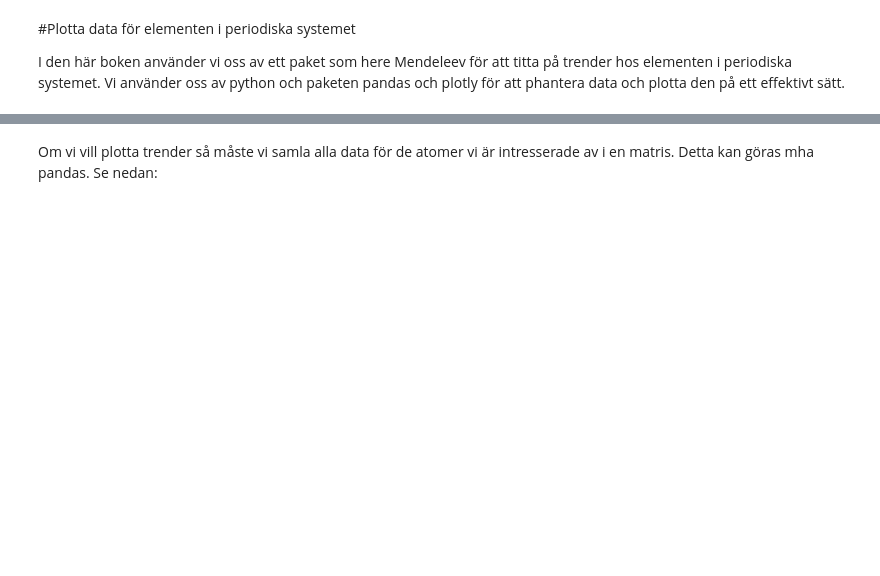
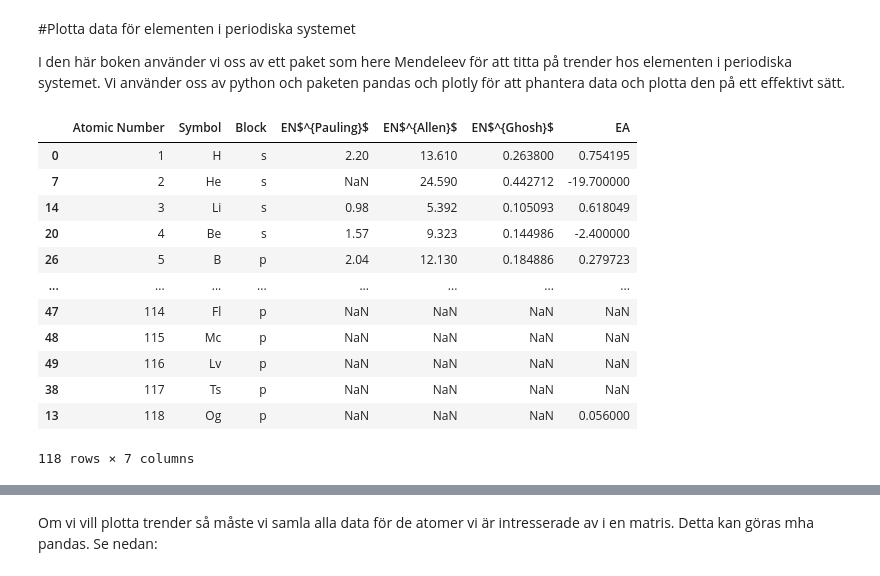
Before and after one commit to peterbmob/Labs, a Jupyter notebook: EN.ipynb, the cells around one changed output, grey strips where cells are left out. Cells and saved outputs as stored; diff of their text form; code cells hidden in the pictures; blank space fills up the shorter version.

```diff
--- a/EN.ipynb
+++ b/EN.ipynb
@@ -23,0 +13,24 @@ print('elektronegativiteten enligt Paulingskalan för Si är:', data.electronega
+# %%
+# i listan ovan hittar vi tre olika sätt att beskriva elektronegativiteten... låt oss samla in data i en dataframe
+from mendeleev import element
+from mendeleev.vis import create_vis_dataframe, periodic_table_plotly, heatmap
+
+import pandas as pd
+elements = create_vis_dataframe()
+
+myowndb=pd.DataFrame({'Atomic Number':elements['atomic_number'],'Symbol':elements['symbol'],'Block':elements['block'],'EN$^{Pauling}$':elements['en_pauling'],'EN$^{Allen}$':elements['en_allen'],'EN$^{Ghosh}$':elements['en_ghosh'], 'EA':elements['electron_affinity']})
+myowndb
+# %% [output]
+|  | Atomic Number | Symbol | Block | EN$^{Pauling}$ | EN$^{Allen}$ | EN$^{Ghosh}$ | EA |
+| 0 | 1 | H | s | 2.20 | 13.610 | 0.263800 | 0.754195 |
+| 7 | 2 | He | s | NaN | 24.590 | 0.442712 | -19.700000 |
+| 14 | 3 | Li | s | 0.98 | 5.392 | 0.105093 | 0.618049 |
+| 20 | 4 | Be | s | 1.57 | 9.323 | 0.144986 | -2.400000 |
+| 26 | 5 | B | p | 2.04 | 12.130 | 0.184886 | 0.279723 |
+| ... | ... | ... | ... | ... | ... | ... | ... |
+| 47 | 114 | Fl | p | NaN | NaN | NaN | NaN |
+| 48 | 115 | Mc | p | NaN | NaN | NaN | NaN |
+| 49 | 116 | Lv | p | NaN | NaN | NaN | NaN |
+| 38 | 117 | Ts | p | NaN | NaN | NaN | NaN |
+| 13 | 118 | Og | p | NaN | NaN | NaN | 0.056000 |
+118 rows × 7 columns
```
Also changed, not shown: parts of 20 cells of this notebook.
